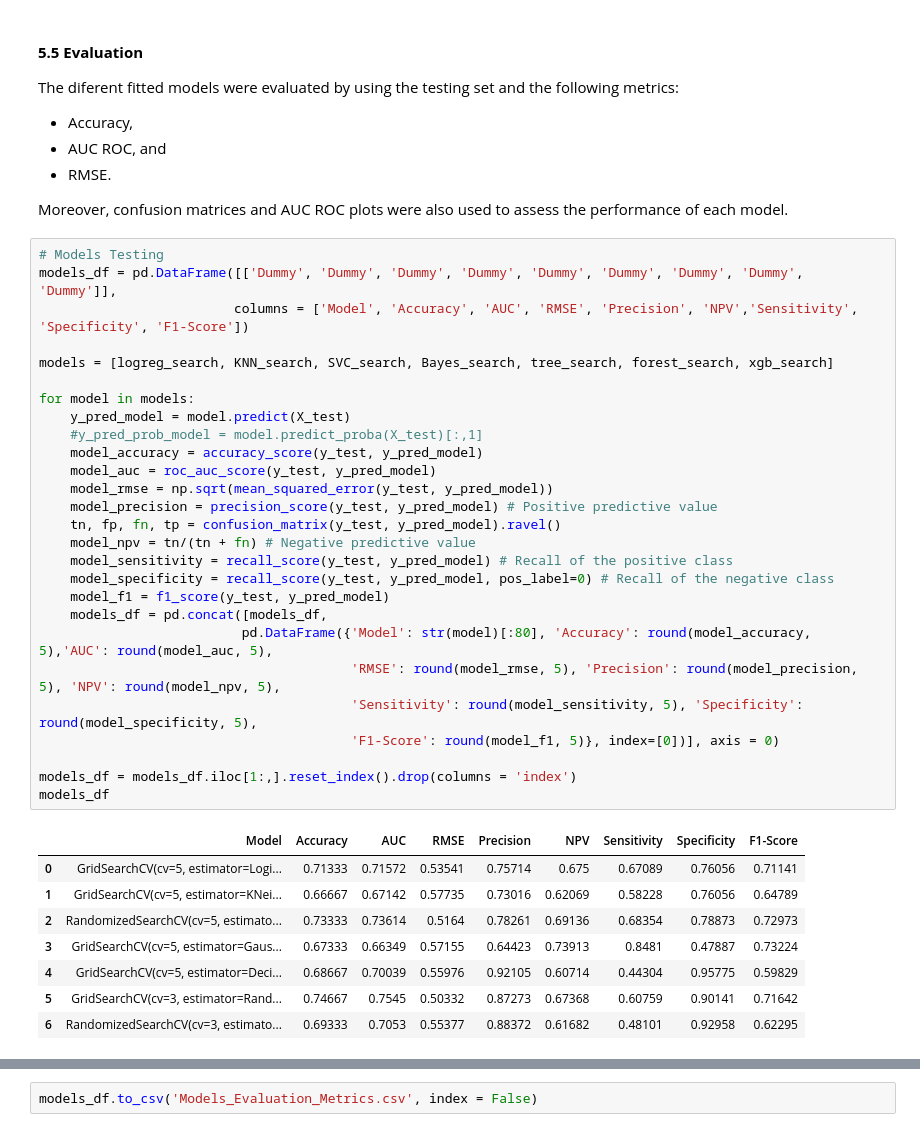
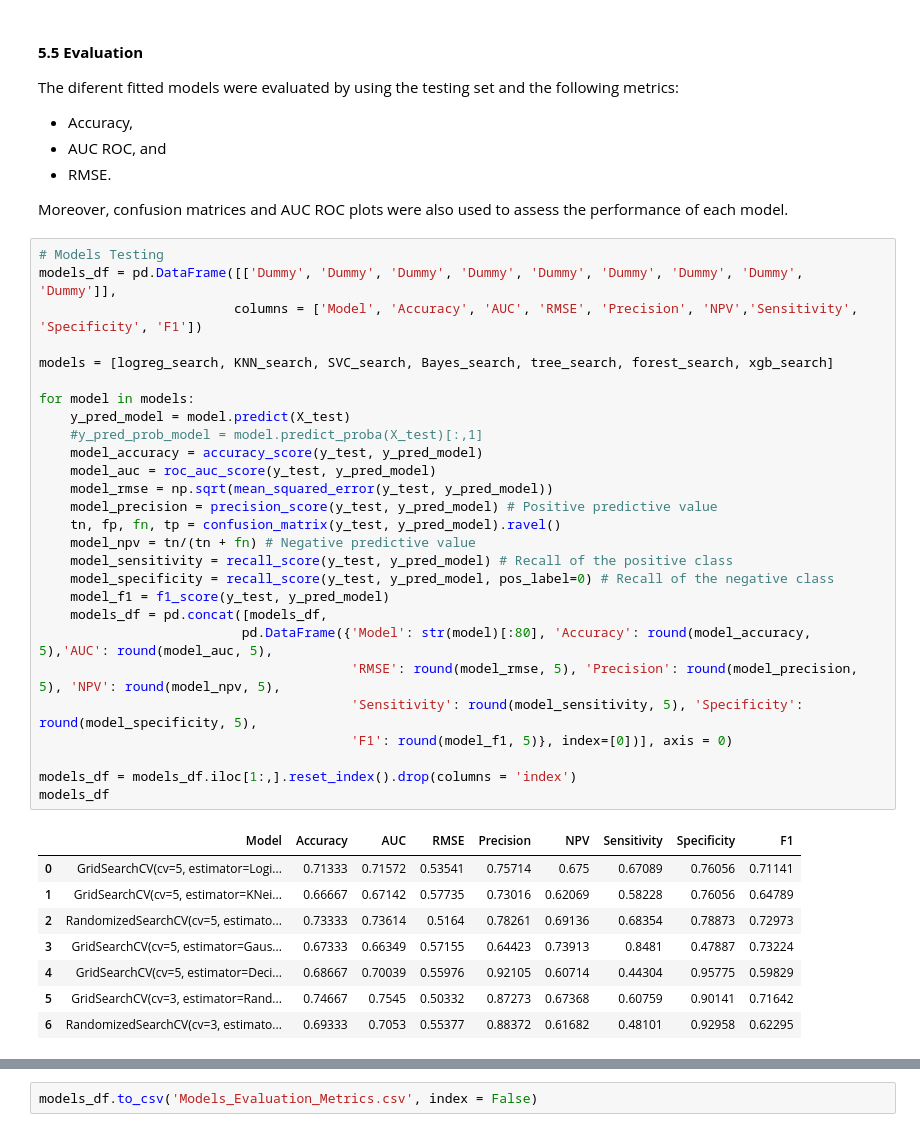
Before and after one commit to DanielEduardoLopez/RestaurantReviews, a Jupyter notebook: NLP_RestaurantReviews.ipynb, the cells around one changed output, grey strips where cells are left out. Saved outputs shown, nothing was run; the diff lists cells and outputs as text.

```diff
--- a/NLP_RestaurantReviews.ipynb
+++ b/NLP_RestaurantReviews.ipynb
@@ -1275,32 +1275,32 @@ Moreover, confusion matrices and AUC ROC plots were also used to assess the perf
 # %%
 # Models Testing
 models_df = pd.DataFrame([['Dummy', 'Dummy', 'Dummy', 'Dummy', 'Dummy', 'Dummy', 'Dummy', 'Dummy', 'Dummy']],
-                         columns = ['Model', 'Accuracy', 'AUC', 'RMSE', 'Precision', 'NPV','Sensitivity', 'Specificity', 'F1-Score'])
+                         columns = ['Model', 'Accuracy', 'AUC', 'RMSE', 'Precision', 'NPV','Sensitivity', 'Specificity', 'F1'])
 
 models = [logreg_search, KNN_search, SVC_search, Bayes_search, tree_search, forest_search, xgb_search]
 
 for model in models:
     y_pred_model = model.predict(X_test)
     #y_pred_prob_model = model.predict_proba(X_test)[:,1]
     model_accuracy = accuracy_score(y_test, y_pred_model)
     model_auc = roc_auc_score(y_test, y_pred_model)
     model_rmse = np.sqrt(mean_squared_error(y_test, y_pred_model))
     model_precision = precision_score(y_test, y_pred_model) # Positive predictive value
     tn, fp, fn, tp = confusion_matrix(y_test, y_pred_model).ravel()
     model_npv = tn/(tn + fn) # Negative predictive value
     model_sensitivity = recall_score(y_test, y_pred_model) # Recall of the positive class
     model_specificity = recall_score(y_test, y_pred_model, pos_label=0) # Recall of the negative class
     model_f1 = f1_score(y_test, y_pred_model)
     models_df = pd.concat([models_df,
                           pd.DataFrame({'Model': str(model)[:80], 'Accuracy': round(model_accuracy, 5),'AUC': round(model_auc, 5),
                                         'RMSE': round(model_rmse, 5), 'Precision': round(model_precision, 5), 'NPV': round(model_npv, 5),
                                         'Sensitivity': round(model_sensitivity, 5), 'Specificity': round(model_specificity, 5),
-                                        'F1-Score': round(model_f1, 5)}, index=[0])], axis = 0)
+                                        'F1': round(model_f1, 5)}, index=[0])], axis = 0)
 
 models_df = models_df.iloc[1:,].reset_index().drop(columns = 'index')
 models_df
 # %% [output]
-|  | Model | Accuracy | AUC | RMSE | Precision | NPV | Sensitivity | Specificity | F1-Score |
+|  | Model | Accuracy | AUC | RMSE | Precision | NPV | Sensitivity | Specificity | F1 |
 | 0 | GridSearchCV(cv=5, estimator=Logi... | 0.71333 | 0.71572 | 0.53541 | 0.75714 | 0.675 | 0.67089 | 0.76056 | 0.71141 |
 | 1 | GridSearchCV(cv=5, estimator=KNei... | 0.66667 | 0.67142 | 0.57735 | 0.73016 | 0.62069 | 0.58228 | 0.76056 | 0.64789 |
 | 2 | RandomizedSearchCV(cv=5, estimato... | 0.73333 | 0.73614 | 0.5164 | 0.78261 | 0.69136 | 0.68354 | 0.78873 | 0.72973 |
```
Also changed, not shown: parts of 4 cells of this notebook.
